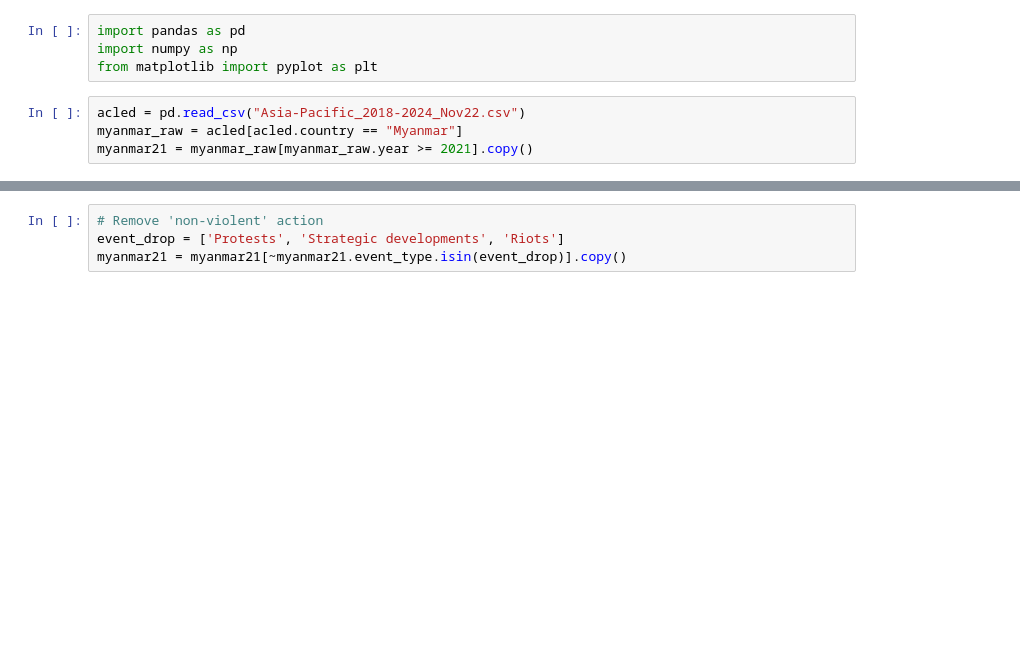
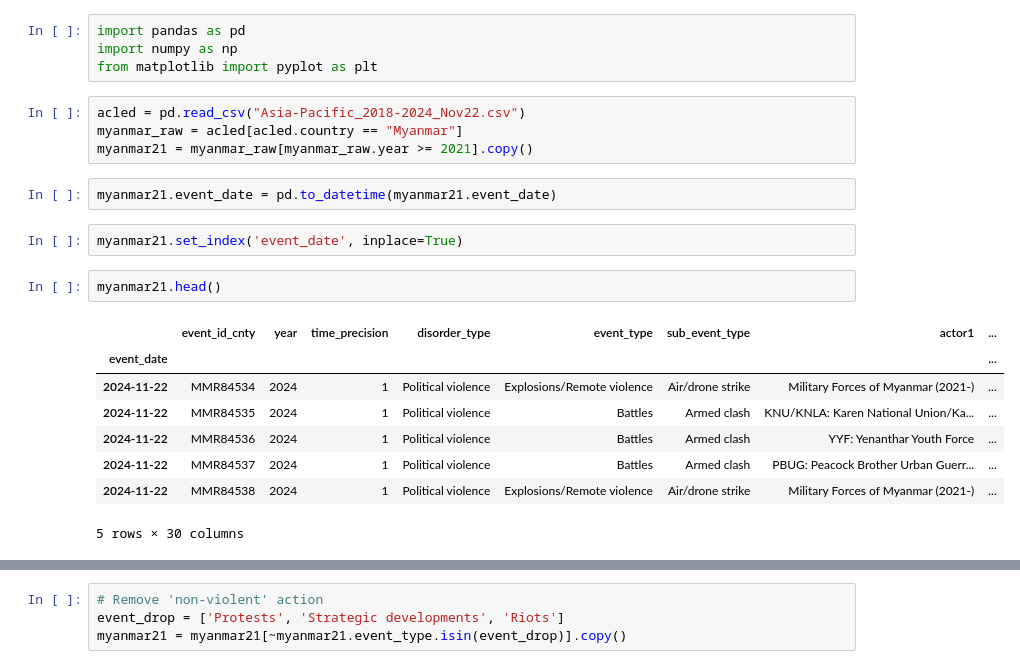
Before and after one commit to matt-banschbach/inde577, a Jupyter notebook: Global Terrorism/acled_data.ipynb, the cells around one changed output, grey strips where cells are left out. Saved outputs shown, nothing was run; the diff lists cells and outputs as text; blank space fills up the shorter version.

```diff
--- a/Global Terrorism/acled_data.ipynb
+++ b/Global Terrorism/acled_data.ipynb
@@ -6,3 +6,18 @@ from matplotlib import pyplot as plt
 acled = pd.read_csv("Asia-Pacific_2018-2024_Nov22.csv")
 myanmar_raw = acled[acled.country == "Myanmar"]
 myanmar21 = myanmar_raw[myanmar_raw.year >= 2021].copy()
+# %%
+myanmar21.event_date = pd.to_datetime(myanmar21.event_date)
+# %%
+myanmar21.set_index('event_date', inplace=True)
+# %%
+myanmar21.head()
+# %% [output]
+|  | event_id_cnty | year | time_precision | disorder_type | event_type | sub_event_type | actor1 | ... |
+| event_date |  |  |  |  |  |  |  | ... |
+| 2024-11-22 | MMR84534 | 2024 | 1 | Political violence | Explosions/Remote violence | Air/drone strike | Military Forces of Myanmar (2021-) | ... |
+| 2024-11-22 | MMR84535 | 2024 | 1 | Political violence | Battles | Armed clash | KNU/KNLA: Karen National Union/Ka... | ... |
+| 2024-11-22 | MMR84536 | 2024 | 1 | Political violence | Battles | Armed clash | YYF: Yenanthar Youth Force | ... |
+| 2024-11-22 | MMR84537 | 2024 | 1 | Political violence | Battles | Armed clash | PBUG: Peacock Brother Urban Guerr... | ... |
+| 2024-11-22 | MMR84538 | 2024 | 1 | Political violence | Explosions/Remote violence | Air/drone strike | Military Forces of Myanmar (2021-) | ... |
+5 rows × 30 columns
```
Also changed, not shown: parts of 3 cells of this notebook, 15 other files.
